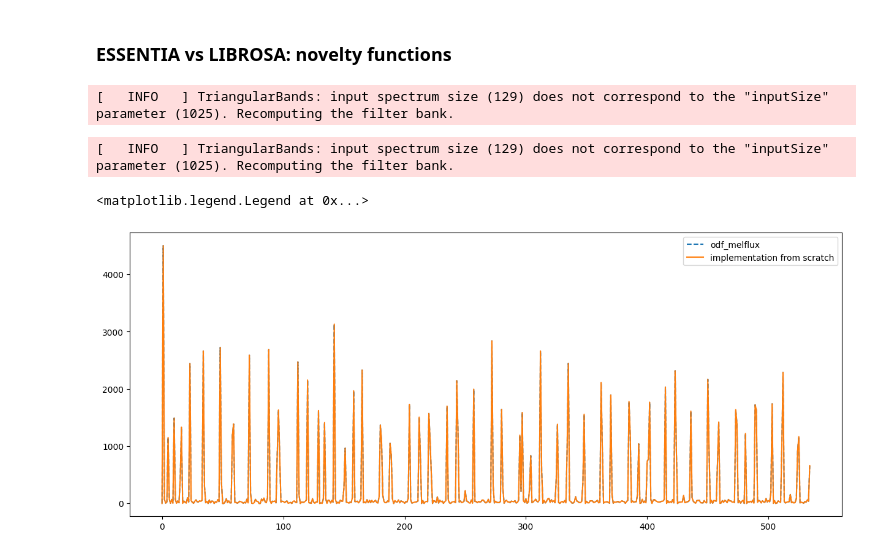
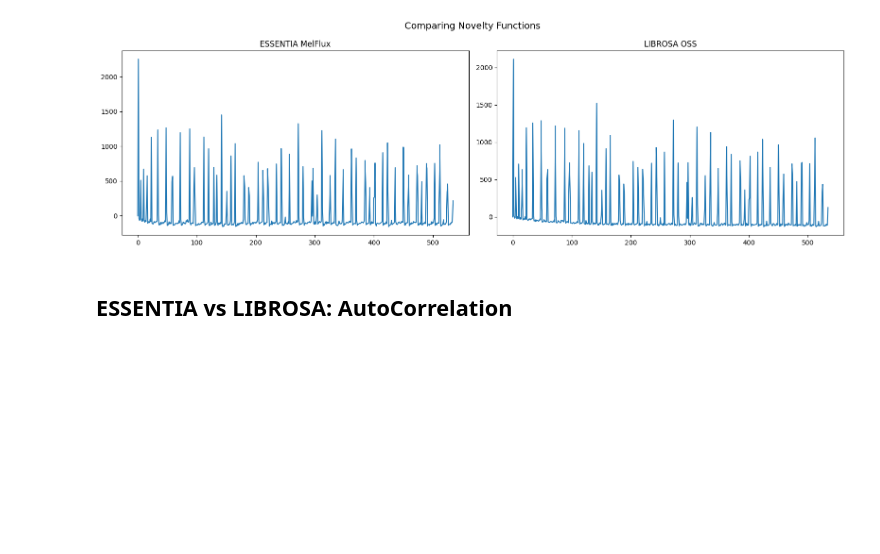
Before and after one commit to Masetto96/rhythmic-pattern-analysis, a Jupyter notebook: essentia_vs_librosa.ipynb, the cells around one changed output. Saved outputs shown, nothing was run; the diff lists cells and outputs as text; code cells hidden in the pictures; blank space fills up the shorter version.

```diff
--- a/demo_notebooks/essentia_vs_librosa.ipynb
+++ b/essentia_vs_librosa.ipynb
@@ -18,56 +97,26 @@ IPython.display.Audio(audio_file)
+# %%
+# Create a figure with two subplots side by side
+fig, (ax1, ax2) = plt.subplots(1, 2, figsize=(16, 5))
+
+# Plot data in the first subplot
+# ax1.plot(pool['odf_mel'])
+ax1.plot(mel_flux_no_dc)
+
+ax1.set_title('ESSENTIA MelFlux')
+
+# Plot data in the second subplot (assuming you have some other data to plot)
+ax2.plot(nf_librosa)
+ax2.set_title('LIBROSA OSS')
+
+# Add a main title to the entire figure
+fig.suptitle('Comparing Novelty Functions', fontsize=14)
+
+# Adjust the layout to prevent overlapping
+plt.tight_layout()
+
+# Display the plot
+plt.show()
+# %% [output]
+[figure, added]
 # %% [markdown]
-### ESSENTIA vs LIBROSA: novelty functions
+## ESSENTIA vs LIBROSA: AutoCorrelation
-# %%
-n_mels = 40
-window_size = 256
-hop_size = 160
-sr = 8000
-# LIBROSA OSS
-y, sr = librosa.load(audio_file, sr=sr)
-nf_librosa = librosa.onset.onset_strength(y=y, sr=sr, n_mels=n_mels, n_fft=window_size, hop_length=hop_size, detrend=True) # n_fft=window_size,
-
-#----------------------------------------------
-pool = essentia.Pool()
-
-# ESSENTIA OSS
-audio = es.MonoLoader(filename=audio_file, sampleRate=sr)()
-od_mel = es.OnsetDetection(method='melflux', sampleRate=sr)
-w = es.Windowing(type='hann')
-fft = es.FFT()
-c2p = es.CartesianToPolar() # Converts it into a pair of magnitude and phase vectors.
-
-pool = essentia.Pool()
-for frame in es.FrameGenerator(audio, frameSize=window_size, hopSize=hop_size):
-    magnitude, phase = c2p(fft(w(frame)))
-    pool.add('odf.mel', od_mel(magnitude, phase)) # Store results to a Pool.
-# %% [output]
-[   INFO   ] TriangularBands: input spectrum size (129) does not correspond to the "inputSize" parameter (1025). Recomputing the filter bank.
-# %%
-# ESSENTIA V2 (from scratch)
-audio = es.MonoLoader(filename=audio_file, sampleRate=sr)()
-flux = es.Flux(halfRectify=True, norm="L1")
-
-windowing = es.Windowing(type='hann')
-spectrum = es.Spectrum()
-melbands = es.MelBands(sampleRate=sr, numberBands=n_mels, lowFrequencyBound=0, highFrequencyBound=sr//2)
-amp2db = es.UnaryOperator(type='lin2db', scale=2)
-
-super_flux = es.SuperFluxNovelty(binWidth=n_mels, frameWidth=2)
-max_filter = es.MaxFilter(width=n_mels, causal=False)
-
-for frame in es.FrameGenerator(audio, frameSize=window_size, hopSize=hop_size):
-    frame_spectrum = spectrum(windowing(frame))
-    frame_mel = melbands(frame_spectrum)
-    pool.add('mel_spec', frame_mel)
-    pool.add('mel_flux', flux(amp2db(frame_mel)))
-# %% [output]
-[   INFO   ] TriangularBands: input spectrum size (129) does not correspond to the "inputSize" parameter (1025). Recomputing the filter bank.
-# %%
-# sanity check
-fig, ax = plt.subplots()
-ax.plot(pool['odf.mel'], label='odf_melflux', linestyle="--")
-ax.plot(pool['mel_flux'], label='implementation from scratch')
-ax.legend()
-# %% [output]
-<matplotlib.legend.Legend at 0x...>
-[figure, removed]
```
Also changed, not shown: parts of 11 cells of this notebook.
